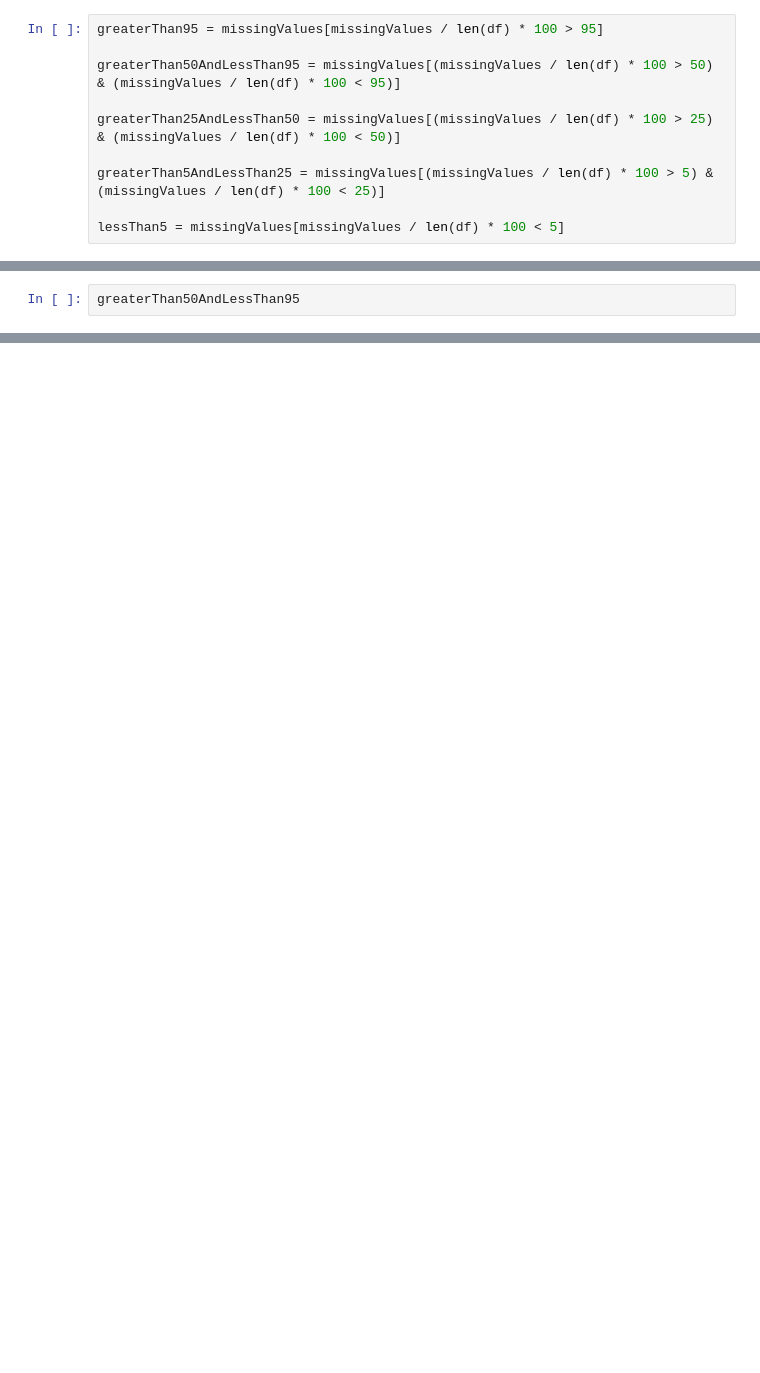
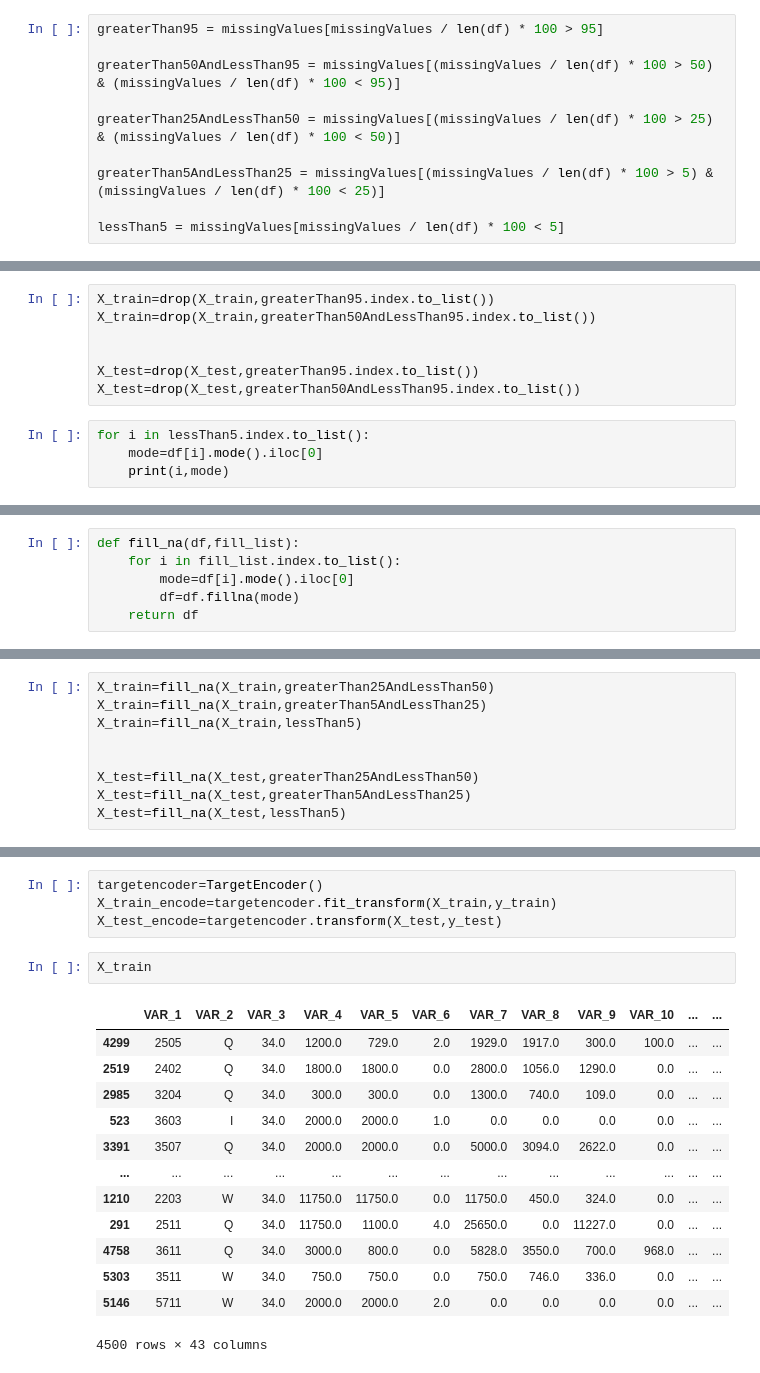
Before and after one commit to hasanmihalicli23/cc-fraud-detection-project, a Jupyter notebook: main.ipynb, the cells around one changed output, grey strips where cells are left out. Drawn from its saved outputs; the diff is of its cells as text; blank space fills up the shorter version.

```diff
--- a/main.ipynb
+++ b/main.ipynb
@@ -144,0 +202,11 @@ lessThan5 = missingValues[missingValues / len(df) * 100 < 5]
+# %%
+X_train=drop(X_train,greaterThan95.index.to_list())
+X_train=drop(X_train,greaterThan50AndLessThan95.index.to_list())
+
+
+X_test=drop(X_test,greaterThan95.index.to_list())
+X_test=drop(X_test,greaterThan50AndLessThan95.index.to_list())
+# %%
+for i in lessThan5.index.to_list():
+    mode=df[i].mode().iloc[0]
+    print(i,mode)
@@ -145,2 +231,6 @@ lessThan5 = missingValues[missingValues / len(df) * 100 < 5]
 # %%
-greaterThan50AndLessThan95
+def fill_na(df,fill_list):
+    for i in fill_list.index.to_list():
+        mode=df[i].mode().iloc[0]
+        df=df.fillna(mode)
+    return df
@@ -227,0 +237,9 @@ df
+# %%
+X_train=fill_na(X_train,greaterThan25AndLessThan50)
+X_train=fill_na(X_train,greaterThan5AndLessThan25)
+X_train=fill_na(X_train,lessThan5)
+
+
+X_test=fill_na(X_test,greaterThan25AndLessThan50)
+X_test=fill_na(X_test,greaterThan5AndLessThan25)
+X_test=fill_na(X_test,lessThan5)
@@ -227,0 +281,20 @@ df
+# %%
+targetencoder=TargetEncoder()
+X_train_encode=targetencoder.fit_transform(X_train,y_train)
+X_test_encode=targetencoder.transform(X_test,y_test)
+# %%
+X_train
+# %% [output]
+|  | VAR_1 | VAR_2 | VAR_3 | VAR_4 | VAR_5 | VAR_6 | VAR_7 | VAR_8 | VAR_9 | VAR_10 | ... | ... |
+| 4299 | 2505 | Q | 34.0 | 1200.0 | 729.0 | 2.0 | 1929.0 | 1917.0 | 300.0 | 100.0 | ... | ... |
+| 2519 | 2402 | Q | 34.0 | 1800.0 | 1800.0 | 0.0 | 2800.0 | 1056.0 | 1290.0 | 0.0 | ... | ... |
+| 2985 | 3204 | Q | 34.0 | 300.0 | 300.0 | 0.0 | 1300.0 | 740.0 | 109.0 | 0.0 | ... | ... |
+| 523 | 3603 | I | 34.0 | 2000.0 | 2000.0 | 1.0 | 0.0 | 0.0 | 0.0 | 0.0 | ... | ... |
+| 3391 | 3507 | Q | 34.0 | 2000.0 | 2000.0 | 0.0 | 5000.0 | 3094.0 | 2622.0 | 0.0 | ... | ... |
+| ... | ... | ... | ... | ... | ... | ... | ... | ... | ... | ... | ... | ... |
+| 1210 | 2203 | W | 34.0 | 11750.0 | 11750.0 | 0.0 | 11750.0 | 450.0 | 324.0 | 0.0 | ... | ... |
+| 291 | 2511 | Q | 34.0 | 11750.0 | 1100.0 | 4.0 | 25650.0 | 0.0 | 11227.0 | 0.0 | ... | ... |
+| 4758 | 3611 | Q | 34.0 | 3000.0 | 800.0 | 0.0 | 5828.0 | 3550.0 | 700.0 | 968.0 | ... | ... |
+| 5303 | 3511 | W | 34.0 | 750.0 | 750.0 | 0.0 | 750.0 | 746.0 | 336.0 | 0.0 | ... | ... |
+| 5146 | 5711 | W | 34.0 | 2000.0 | 2000.0 | 2.0 | 0.0 | 0.0 | 0.0 | 0.0 | ... | ... |
+4500 rows × 43 columns
```
Also changed, not shown: parts of 31 cells of this notebook.
